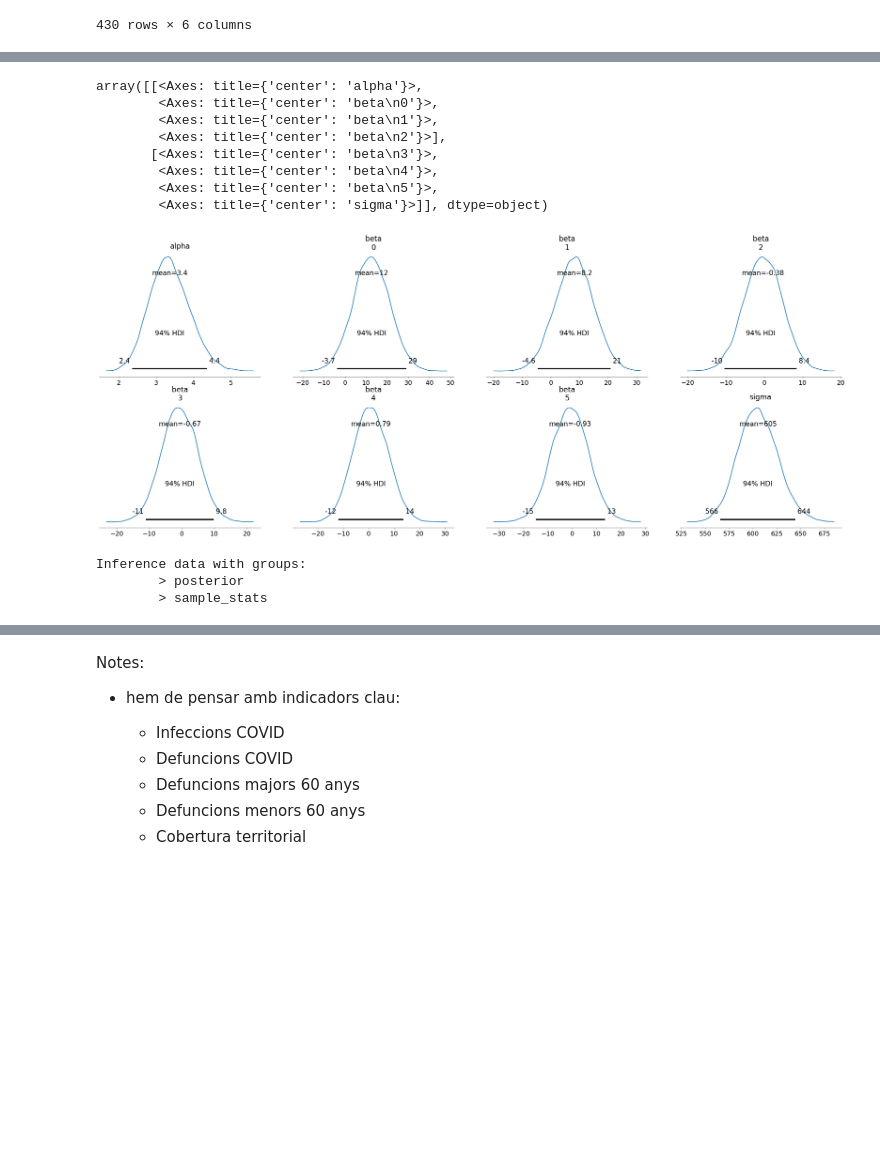
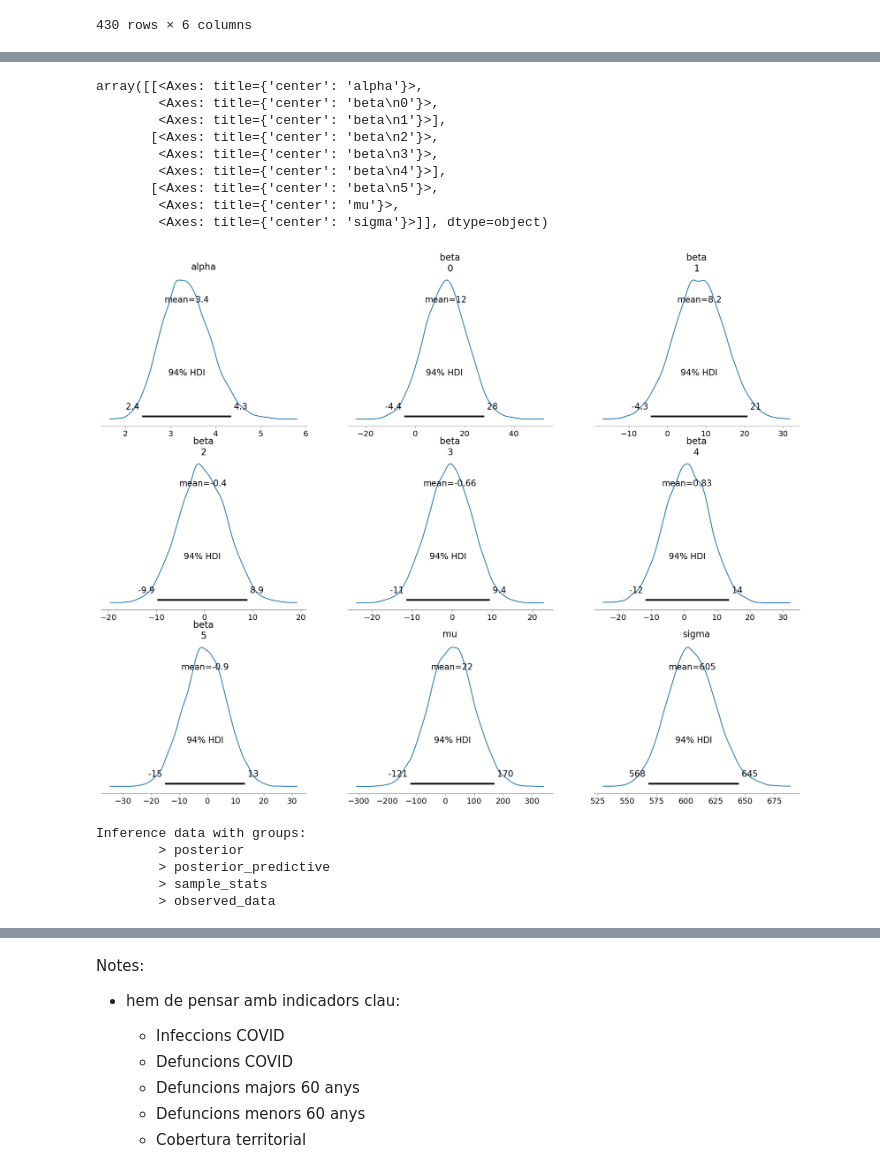
Before and after one commit to RobertTorrell/BayesCovidCat, a Jupyter notebook: BayesCodivCat_nb.ipynb, the cells around one changed output, grey strips where cells are left out. Drawn from its saved outputs; the diff is of its cells as text; code cells hidden in the pictures; blank space fills up the shorter version.

Commit message:
Posterior predictive plot

```diff
--- a/BayesCodivCat_nb.ipynb
+++ b/BayesCodivCat_nb.ipynb
@@ -508,25 +518,29 @@ df_posterior.describe().T
 # %%
 import arviz as az
 
-bayes_plot = az.from_pystan(posterior=linear_posterior, posterior_model=linear_model)
+bayes_plot = az.from_pystan(posterior=linear_posterior, posterior_model=linear_model, posterior_predictive=["yhat"],
+                           observed_data=["y"])
 
 az.plot_posterior(bayes_plot)
 # %% [output]
 array([[<Axes: title={'center': 'alpha'}>,
         <Axes: title={'center': 'beta\n0'}>,
-        <Axes: title={'center': 'beta\n1'}>,
-        <Axes: title={'center': 'beta\n2'}>],
-       [<Axes: title={'center': 'beta\n3'}>,
-        <Axes: title={'center': 'beta\n4'}>,
-        <Axes: title={'center': 'beta\n5'}>,
+        <Axes: title={'center': 'beta\n1'}>],
+       [<Axes: title={'center': 'beta\n2'}>,
+        <Axes: title={'center': 'beta\n3'}>,
+        <Axes: title={'center': 'beta\n4'}>],
+       [<Axes: title={'center': 'beta\n5'}>,
+        <Axes: title={'center': 'mu'}>,
         <Axes: title={'center': 'sigma'}>]], dtype=object)
-[figure, old version]
+[figure, new version]
 # %%
 bayes_plot
 # %% [output]
 Inference data with groups:
         > posterior
+        > posterior_predictive
         > sample_stats
+        > observed_data
 # %%
 az.plot_trace(bayes_plot, var_names=("sigma", "alpha", "beta"))
 
```
Also changed, not shown: parts of 7 cells of this notebook.
